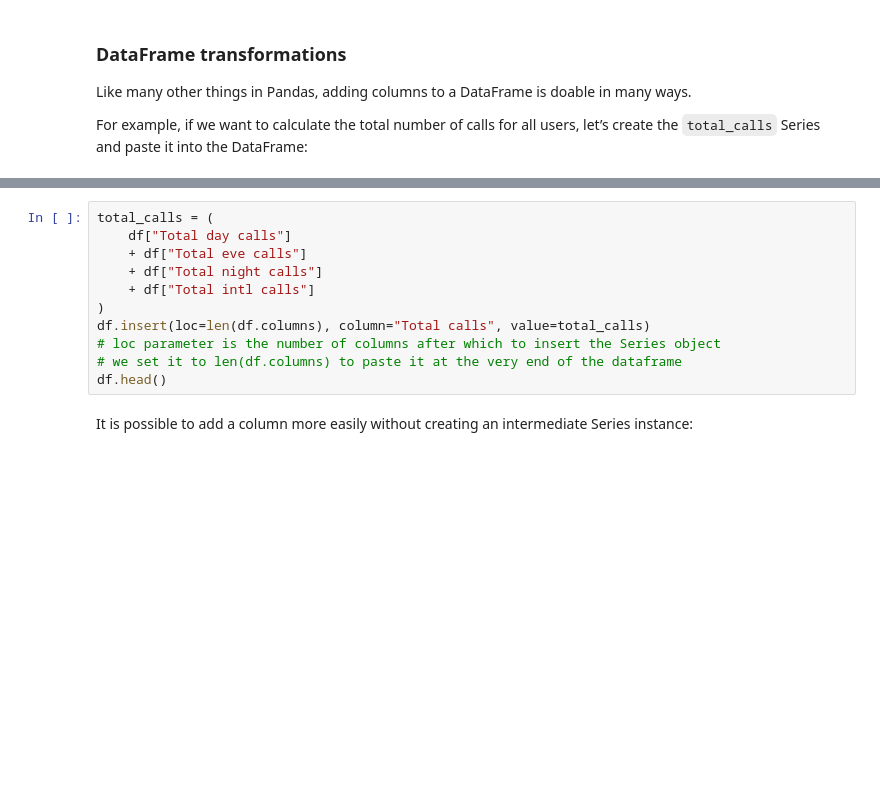
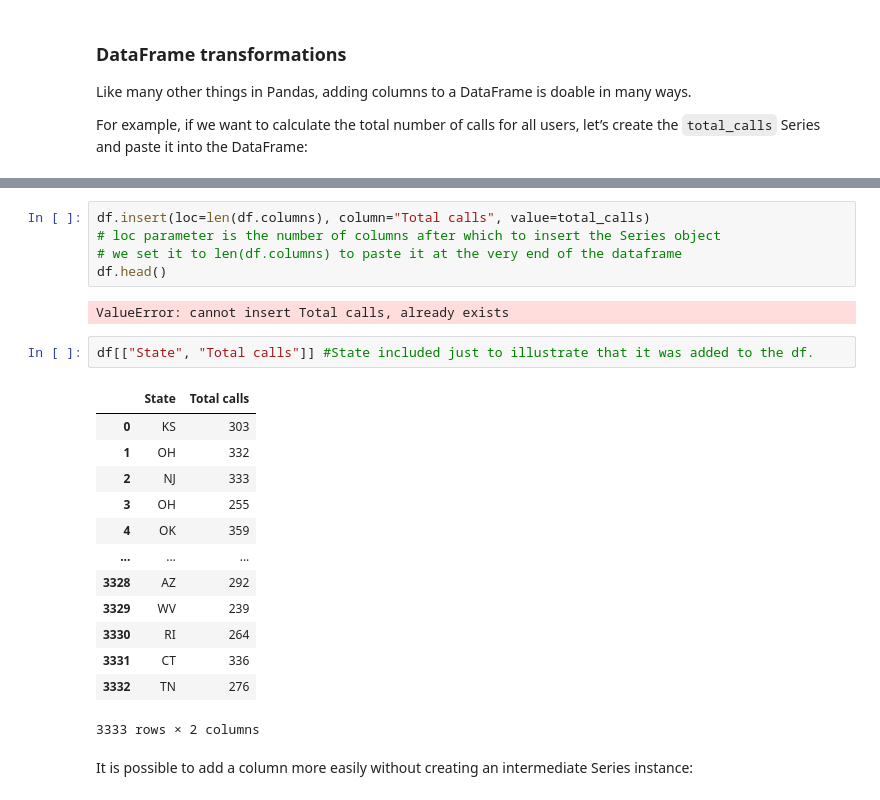
Before and after one commit to jbellogo/Data, a Jupyter notebook: classical-mi/jupyter_english/topic01_pandas_data_analysis/topic1_pandas_data_analysis.ipynb, the cells around one changed output, grey strips where cells are left out. Saved outputs shown, nothing was run; the diff lists cells and outputs as text; blank space fills up the shorter version.

```diff
--- a/classical-mi/jupyter_english/topic01_pandas_data_analysis/topic1_pandas_data_analysis.ipynb
+++ b/classical-mi/jupyter_english/topic01_pandas_data_analysis/topic1_pandas_data_analysis.ipynb
@@ -503,14 +542,26 @@ For example, if we want to calculate the total number of calls for all users, le
 # %%
-total_calls = (
-    df["Total day calls"]
-    + df["Total eve calls"]
-    + df["Total night calls"]
-    + df["Total intl calls"]
-)
 df.insert(loc=len(df.columns), column="Total calls", value=total_calls)
 # loc parameter is the number of columns after which to insert the Series object
 # we set it to len(df.columns) to paste it at the very end of the dataframe
 df.head()
+# %% [output]
+ValueError: cannot insert Total calls, already exists
+# %%
+df[["State", "Total calls"]] #State included just to illustrate that it was added to the df.
+# %% [output]
+|  | State | Total calls |
+| 0 | KS | 303 |
+| 1 | OH | 332 |
+| 2 | NJ | 333 |
+| 3 | OH | 255 |
+| 4 | OK | 359 |
+| ... | ... | ... |
+| 3328 | AZ | 292 |
+| 3329 | WV | 239 |
+| 3330 | RI | 264 |
+| 3331 | CT | 336 |
+| 3332 | TN | 276 |
+3333 rows × 2 columns
 # %% [markdown]
 It is possible to add a column more easily without creating an intermediate Series instance:
 # %%
```
Also changed, not shown: parts of 12 cells of this notebook.
